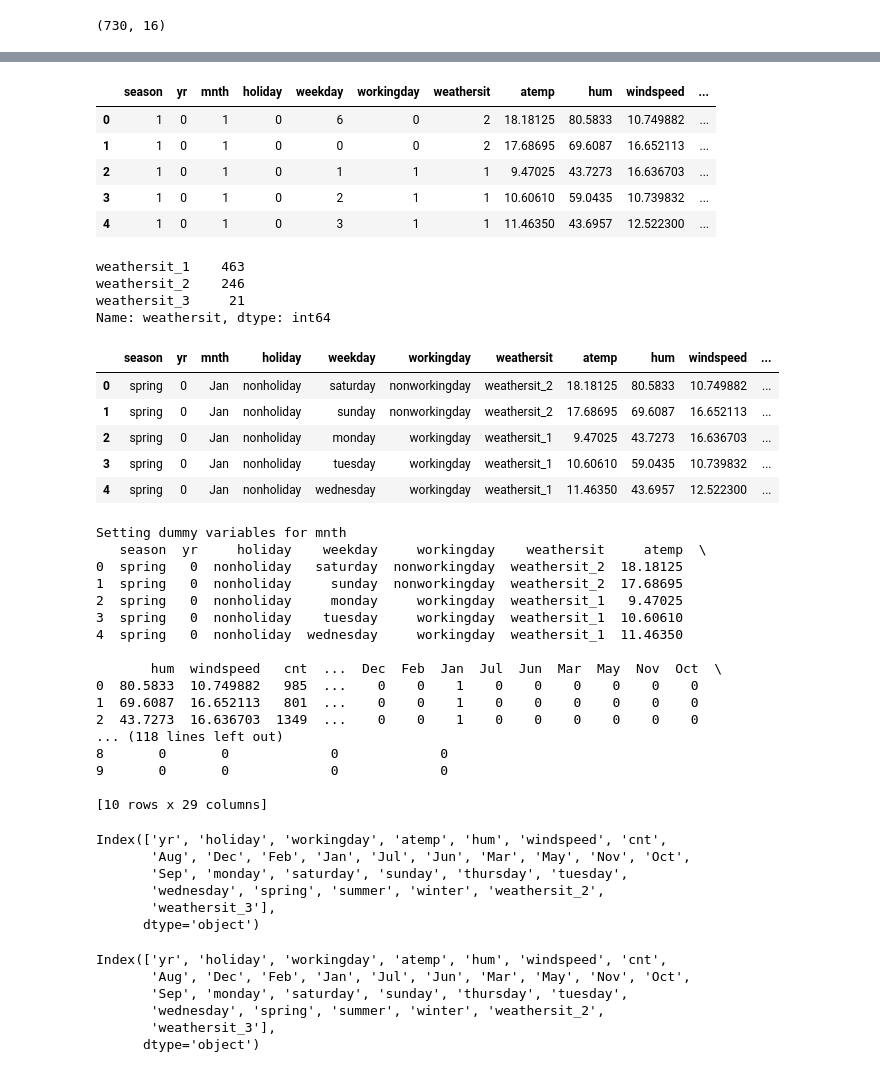
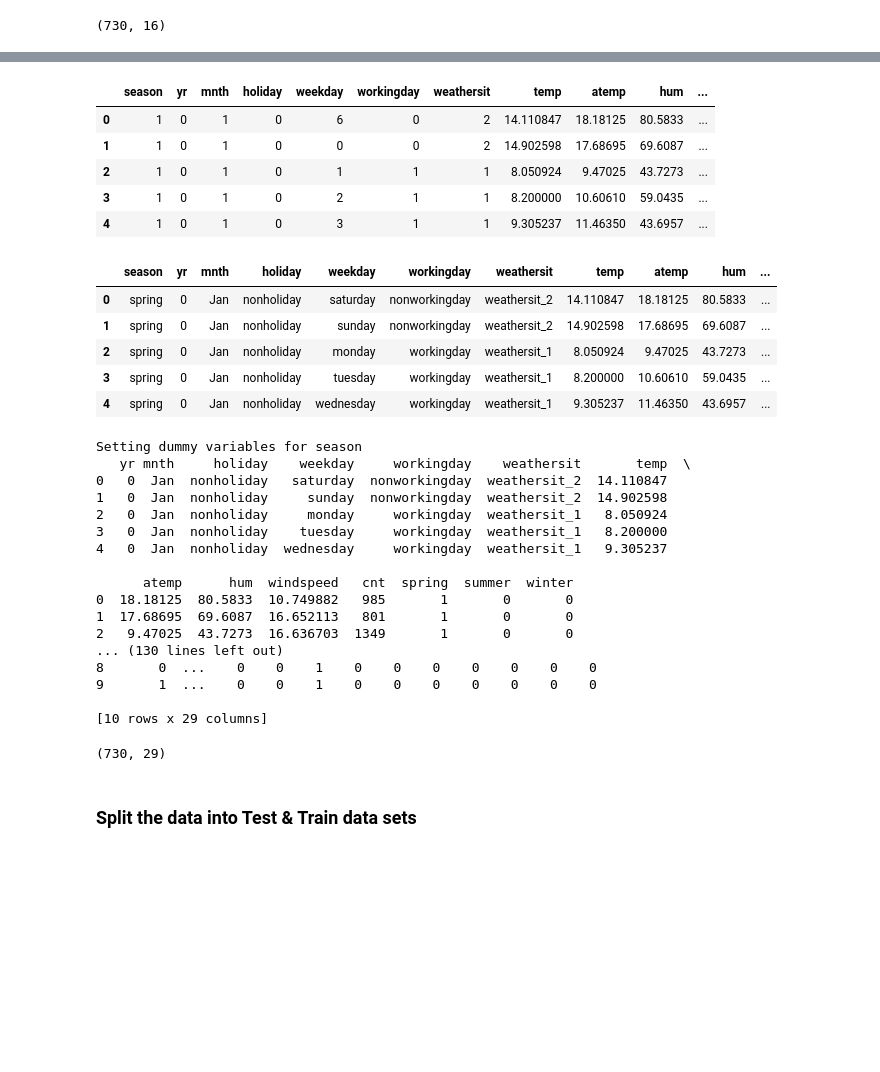
Before and after one commit to ncjanardhan-outlook/ncjpersonal, a Jupyter notebook: Linear Regression Assignment/Linear Regression Assignment - Boom Bikes.ipynb, the cells around one changed output, grey strips where cells are left out. Drawn from its saved outputs; the diff is of its cells as text; code cells hidden in the pictures; blank space fills up the shorter version.

```diff
--- a/Linear Regression Assignment/Linear Regression Assignment - Boom Bikes.ipynb
+++ b/Linear Regression Assignment/Linear Regression Assignment - Boom Bikes.ipynb
@@ -35,17 +38,17 @@ dfBikes.describe()
 # %%
 # NCPENDING: EDA
 # NCPENDING: Data cleanup
 
-dfBikes = dfBikes.drop(['instant','casual','registered', 'temp', 'dteday'], axis=1)
+dfBikes = dfBikes.drop(['instant','casual','registered', 'dteday'], axis=1)
 
 dfBikes.head()
 # %% [output]
-|  | season | yr | mnth | holiday | weekday | workingday | weathersit | atemp | hum | windspeed | ... |
-| 0 | 1 | 0 | 1 | 0 | 6 | 0 | 2 | 18.18125 | 80.5833 | 10.749882 | ... |
-| 1 | 1 | 0 | 1 | 0 | 0 | 0 | 2 | 17.68695 | 69.6087 | 16.652113 | ... |
-| 2 | 1 | 0 | 1 | 0 | 1 | 1 | 1 | 9.47025 | 43.7273 | 16.636703 | ... |
-| 3 | 1 | 0 | 1 | 0 | 2 | 1 | 1 | 10.60610 | 59.0435 | 10.739832 | ... |
-| 4 | 1 | 0 | 1 | 0 | 3 | 1 | 1 | 11.46350 | 43.6957 | 12.522300 | ... |
+|  | season | yr | mnth | holiday | weekday | workingday | weathersit | temp | atemp | hum | ... |
+| 0 | 1 | 0 | 1 | 0 | 6 | 0 | 2 | 14.110847 | 18.18125 | 80.5833 | ... |
+| 1 | 1 | 0 | 1 | 0 | 0 | 0 | 2 | 14.902598 | 17.68695 | 69.6087 | ... |
+| 2 | 1 | 0 | 1 | 0 | 1 | 1 | 1 | 8.050924 | 9.47025 | 43.7273 | ... |
+| 3 | 1 | 0 | 1 | 0 | 2 | 1 | 1 | 8.200000 | 10.60610 | 59.0435 | ... |
+| 4 | 1 | 0 | 1 | 0 | 3 | 1 | 1 | 9.305237 | 11.46350 | 43.6957 | ... |
 # %%
 # Replace Categorical Values with meaningful names
 
@@ -65,23 +68,21 @@ dfBikes['mnth'] = dfBikes['mnth'].apply(lambda x: calendar.month_abbr[x])
 
 dfBikes.head(5)
 # %% [output]
-weathersit_1    463
-weathersit_2    246
-weathersit_3     21
-Name: weathersit, dtype: int64
-|  | season | yr | mnth | holiday | weekday | workingday | weathersit | atemp | hum | windspeed | ... |
-| 0 | spring | 0 | Jan | nonholiday | saturday | nonworkingday | weathersit_2 | 18.18125 | 80.5833 | 10.749882 | ... |
-| 1 | spring | 0 | Jan | nonholiday | sunday | nonworkingday | weathersit_2 | 17.68695 | 69.6087 | 16.652113 | ... |
-| 2 | spring | 0 | Jan | nonholiday | monday | workingday | weathersit_1 | 9.47025 | 43.7273 | 16.636703 | ... |
-| 3 | spring | 0 | Jan | nonholiday | tuesday | workingday | weathersit_1 | 10.60610 | 59.0435 | 10.739832 | ... |
-| 4 | spring | 0 | Jan | nonholiday | wednesday | workingday | weathersit_1 | 11.46350 | 43.6957 | 12.522300 | ... |
+|  | season | yr | mnth | holiday | weekday | workingday | weathersit | temp | atemp | hum | ... |
+| 0 | spring | 0 | Jan | nonholiday | saturday | nonworkingday | weathersit_2 | 14.110847 | 18.18125 | 80.5833 | ... |
+| 1 | spring | 0 | Jan | nonholiday | sunday | nonworkingday | weathersit_2 | 14.902598 | 17.68695 | 69.6087 | ... |
+| 2 | spring | 0 | Jan | nonholiday | monday | workingday | weathersit_1 | 8.050924 | 9.47025 | 43.7273 | ... |
+| 3 | spring | 0 | Jan | nonholiday | tuesday | workingday | weathersit_1 | 8.200000 | 10.60610 | 59.0435 | ... |
+| 4 | spring | 0 | Jan | nonholiday | wednesday | workingday | weathersit_1 | 9.305237 | 11.46350 | 43.6957 | ... |
 # %%
 # Replace the Categorical Variables with Dummy values
 
-categorical_variables = ['mnth','weekday','season','weathersit']
+categorical_variables = ['season', 'weekday', 'workingday', 'holiday', 'weathersit', 'mnth']
 
 for cat_var in categorical_variables:
     print('Setting dummy variables for ' + cat_var)
+
+    dfBikes[cat_var] = dfBikes[cat_var].astype('category')
 
     cat_dummies_columns =  pd.get_dummies(dfBikes[cat_var], drop_first=True)
 
@@ -97,35 +98,26 @@ for cat_var in categorical_variables:
 print('After replacing categorical variables with dummy values:')
 print(dfBikes.head(10))
 # %% [output]
-Setting dummy variables for mnth
-   season  yr     holiday    weekday     workingday    weathersit     atemp  \
-0  spring   0  nonholiday   saturday  nonworkingday  weathersit_2  18.18125
-1  spring   0  nonholiday     sunday  nonworkingday  weathersit_2  17.68695
-2  spring   0  nonholiday     monday     workingday  weathersit_1   9.47025
-3  spring   0  nonholiday    tuesday     workingday  weathersit_1  10.60610
-4  spring   0  nonholiday  wednesday     workingday  weathersit_1  11.46350
+Setting dummy variables for season
+   yr mnth     holiday    weekday     workingday    weathersit       temp  \
+0   0  Jan  nonholiday   saturday  nonworkingday  weathersit_2  14.110847
+1   0  Jan  nonholiday     sunday  nonworkingday  weathersit_2  14.902598
+2   0  Jan  nonholiday     monday     workingday  weathersit_1   8.050924
+3   0  Jan  nonholiday    tuesday     workingday  weathersit_1   8.200000
+4   0  Jan  nonholiday  wednesday     workingday  weathersit_1   9.305237
 
-       hum  windspeed   cnt  ...  Dec  Feb  Jan  Jul  Jun  Mar  May  Nov  Oct  \
-0  80.5833  10.749882   985  ...    0    0    1    0    0    0    0    0    0
-1  69.6087  16.652113   801  ...    0    0    1    0    0    0    0    0    0
-2  43.7273  16.636703  1349  ...    0    0    1    0    0    0    0    0    0
-... (118 lines left out)
-8       0       0             0             0
-9       0       0             0             0
+      atemp      hum  windspeed   cnt  spring  summer  winter
+0  18.18125  80.5833  10.749882   985       1       0       0
+1  17.68695  69.6087  16.652113   801       1       0       0
+2   9.47025  43.7273  16.636703  1349       1       0       0
+... (130 lines left out)
+8       0  ...    0    0    1    0    0    0    0    0    0    0
+9       1  ...    0    0    1    0    0    0    0    0    0    0
 
 [10 rows x 29 columns]
-Index(['yr', 'holiday', 'workingday', 'atemp', 'hum', 'windspeed', 'cnt',
-       'Aug', 'Dec', 'Feb', 'Jan', 'Jul', 'Jun', 'Mar', 'May', 'Nov', 'Oct',
-       'Sep', 'monday', 'saturday', 'sunday', 'thursday', 'tuesday',
-       'wednesday', 'spring', 'summer', 'winter', 'weathersit_2',
-       'weathersit_3'],
-      dtype='object')
 # %%
-dfBikes.columns
+dfBikes.shape
 # %% [output]
-Index(['yr', 'holiday', 'workingday', 'atemp', 'hum', 'windspeed', 'cnt',
-       'Aug', 'Dec', 'Feb', 'Jan', 'Jul', 'Jun', 'Mar', 'May', 'Nov', 'Oct',
-       'Sep', 'monday', 'saturday', 'sunday', 'thursday', 'tuesday',
-       'wednesday', 'spring', 'summer', 'winter', 'weathersit_2',
-       'weathersit_3'],
-      dtype='object')
+(730, 29)
+# %% [markdown]
+### Split the data into Test & Train data sets
```
Also changed, not shown: parts of 14 cells of this notebook.
